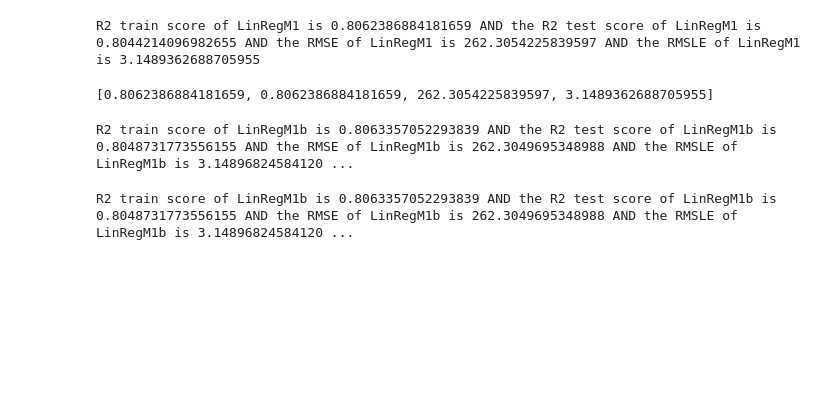
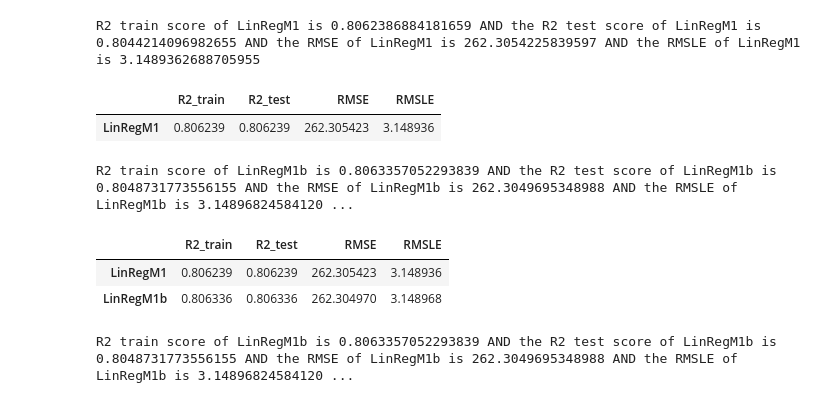
Before and after one commit to Shea-g/Bike_sharing-timeseries-kaggle, a Jupyter notebook: ML_workflow_entire_dataset.ipynb, the cells around one changed output. Drawn from its saved outputs; the diff is of its cells as text; code cells hidden in the pictures; blank space fills up the shorter version.

```diff
--- a/ML_workflow_entire_dataset.ipynb
+++ b/ML_workflow_entire_dataset.ipynb
@@ -162,16 +162,25 @@ def Regressor_testing(Xtrain, ytrain, Xtest,ytest, Transformer, Model, model_nam
     RMSLE_mo = np.sqrt(mean_squared_log_error(ytest, ypred))
     model_output.append(RMSLE_mo)
 
+    model_output = list(model_output)
 
-    print(score_train,
 
-          score_test,
-
-          RMSE,
-
-          RMSLE)
+    print(score_train,score_test, RMSE, RMSLE)
 
     return (model_output)  #use this to put into a func which puts it in a table?
+# %%
+def regressor_output_table(df_output, model_output, model_name_str):
+
+    '''
+    A function taking the defined regressors being tested,
+    which formats all of them into a dataframe
+    for readability and quick comparison
+    '''
+
+    df_model = pd.DataFrame([model_output], index=[model_name_str], columns=['R2_train','R2_test','RMSE','RMSLE'])
+    df = pd.concat([df_output, df_model])
+
+    return(df)
 # %% [markdown]
 ## Different pipelines to be used in transformers
 # %%
@@ -211,10 +220,13 @@ T1 = ColumnTransformer([
 LinRegM1 = Regressor_testing(Xtrain_cn, ytrain_cn, Xtest_cn, ytest_cn, T1, LinearRegression(), ' LinRegM1 ')
 # %% [output]
 R2 train score of LinRegM1 is 0.8062386884181659 AND the R2 test score of LinRegM1 is 0.8044214096982655 AND the RMSE of LinRegM1 is 262.3054225839597 AND the RMSLE of LinRegM1 is 3.1489362688705955
-# %%
-LinRegM1
-# %% [output]
-[0.8062386884181659, 0.8062386884181659, 262.3054225839597, 3.1489362688705955]
+# %%
+df = pd.DataFrame([LinRegM1], index=['LinRegM1'], columns=['R2_train','R2_test','RMSE','RMSLE'])
+# %%
+df #first output has to form input df for func, so can continually concatenate on all the others
+# %% [output]
+|  | R2_train | R2_test | RMSE | RMSLE |
+| LinRegM1 | 0.806239 | 0.806239 | 262.305423 | 3.148936 |
 # %%
 #model b output
 T1b = ColumnTransformer([
@@ -223,8 +235,16 @@ T1b = ColumnTransformer([
 # %%
 #model a output
 LinRegM1b = Regressor_testing(Xtrain_cn, ytrain_cn, Xtest_cn, ytest_cn, T1b, LinearRegression(), ' LinRegM1b ')
+
+df = regressor_output_table(df, LinRegM1b, 'LinRegM1b')
 # %% [output]
 R2 train score of LinRegM1b is 0.8063357052293839 AND the R2 test score of LinRegM1b is 0.8048731773556155 AND the RMSE of LinRegM1b is 262.3049695348988 AND the RMSLE of LinRegM1b is 3.14896824584120 ...
+# %%
+df
+# %% [output]
+|  | R2_train | R2_test | RMSE | RMSLE |
+| LinRegM1 | 0.806239 | 0.806239 | 262.305423 | 3.148936 |
+| LinRegM1b | 0.806336 | 0.806336 | 262.304970 | 3.148968 |
 # %%
 #with holiday and working day (forgot pass through statement above)
 T1_b = ColumnTransformer([
```
Also changed, not shown: parts of 24 cells of this notebook, 2 other files.
